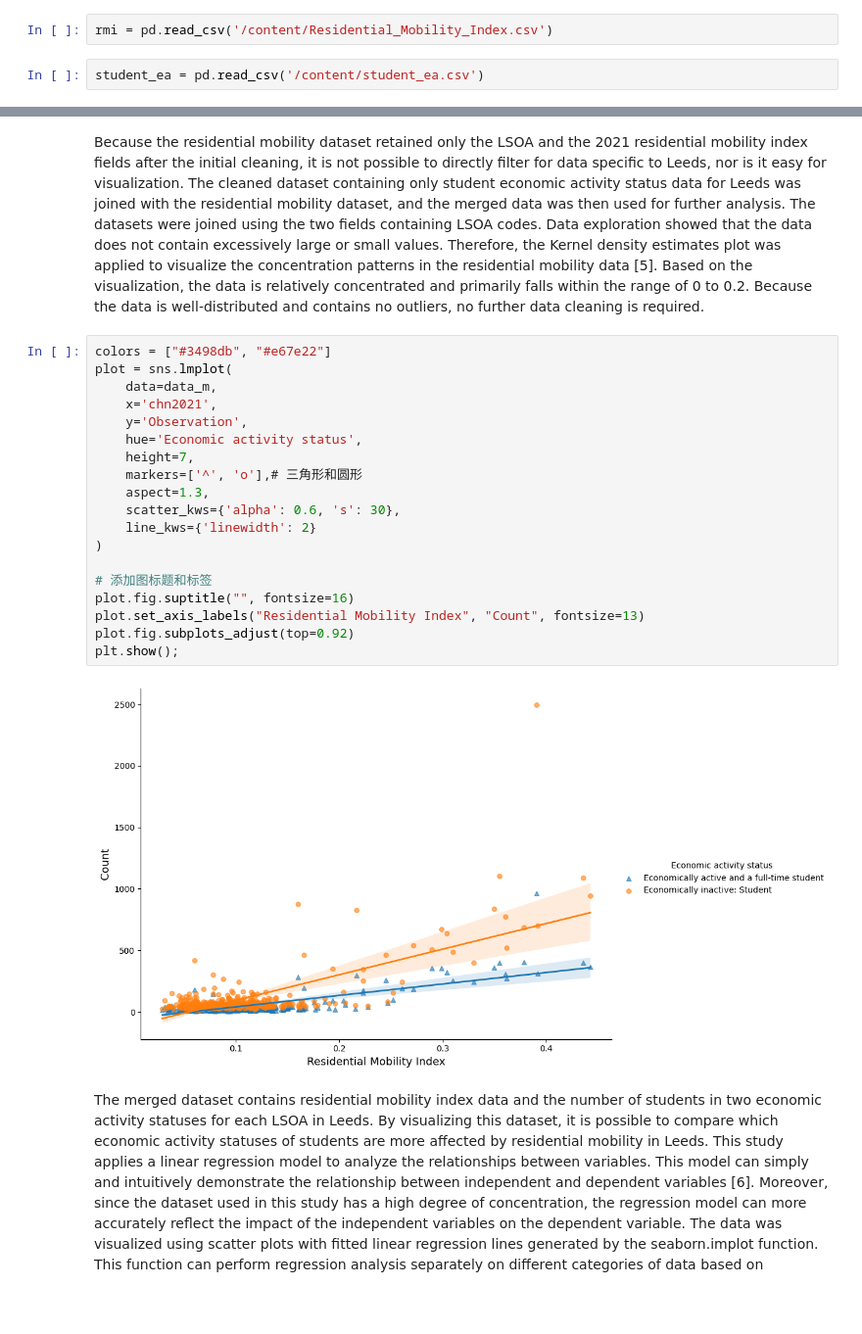
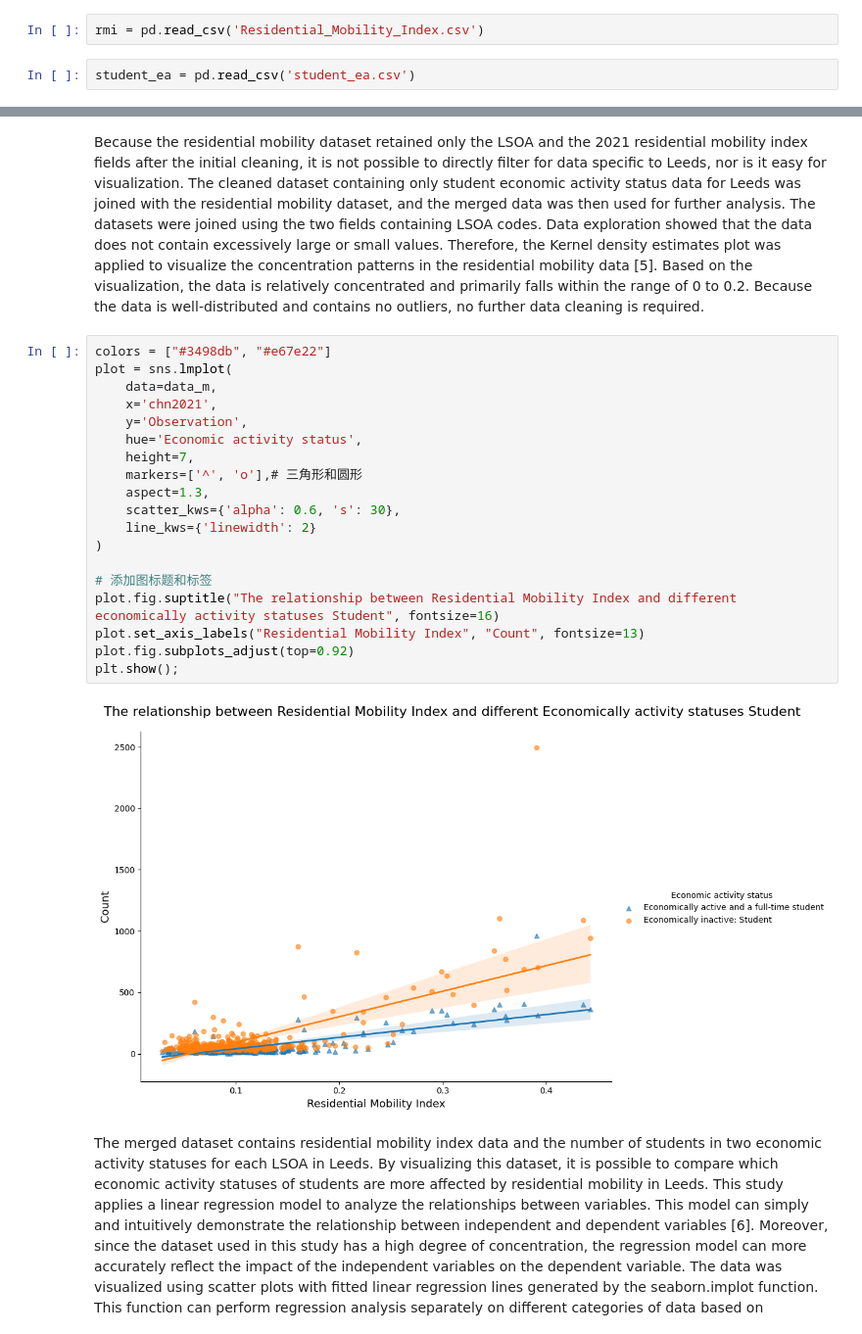
Before and after one commit to XFDTS/GEOG5990M_Final_Project, a Jupyter notebook: “GEOG5990M_Final_Project.ipynb, the cells around one changed output, grey strips where cells are left out. Shown at 98% size. Saved outputs shown, nothing was run; the diff lists cells and outputs as text; blank space fills up the shorter version.

```diff
--- a/“GEOG5990M_Final_Project.ipynb
+++ b/“GEOG5990M_Final_Project.ipynb
@@ -12,9 +10,9 @@ import numpy as np
 import matplotlib.pyplot as plt
 import seaborn as sns
 # %%
-rmi = pd.read_csv('/content/Residential_Mobility_Index.csv')
+rmi = pd.read_csv('Residential_Mobility_Index.csv')
 # %%
-student_ea = pd.read_csv('/content/student_ea.csv')
+student_ea = pd.read_csv('student_ea.csv')
 # %%
 student_ea.head()
 # %% [output]
@@ -264,22 +258,22 @@ Because the residential mobility dataset retained only the LSOA and the 2021 res
 # %%
 colors = ["#3498db", "#e67e22"]
 plot = sns.lmplot(
     data=data_m,
     x='chn2021',
     y='Observation',
     hue='Economic activity status',
     height=7,
     markers=['^', 'o'],# 三角形和圆形
     aspect=1.3,
     scatter_kws={'alpha': 0.6, 's': 30},
     line_kws={'linewidth': 2}
 )
 
 # 添加图标题和标签
-plot.fig.suptitle("", fontsize=16)
+plot.fig.suptitle("The relationship between Residential Mobility Index and different economically activity statuses Student", fontsize=16)
 plot.set_axis_labels("Residential Mobility Index", "Count", fontsize=13)
 plot.fig.subplots_adjust(top=0.92)
 plt.show();
 # %% [output]
-[figure, old version]
+[figure, new version]
 # %% [markdown]
```
Also changed, not shown: parts of 5 cells of this notebook.
